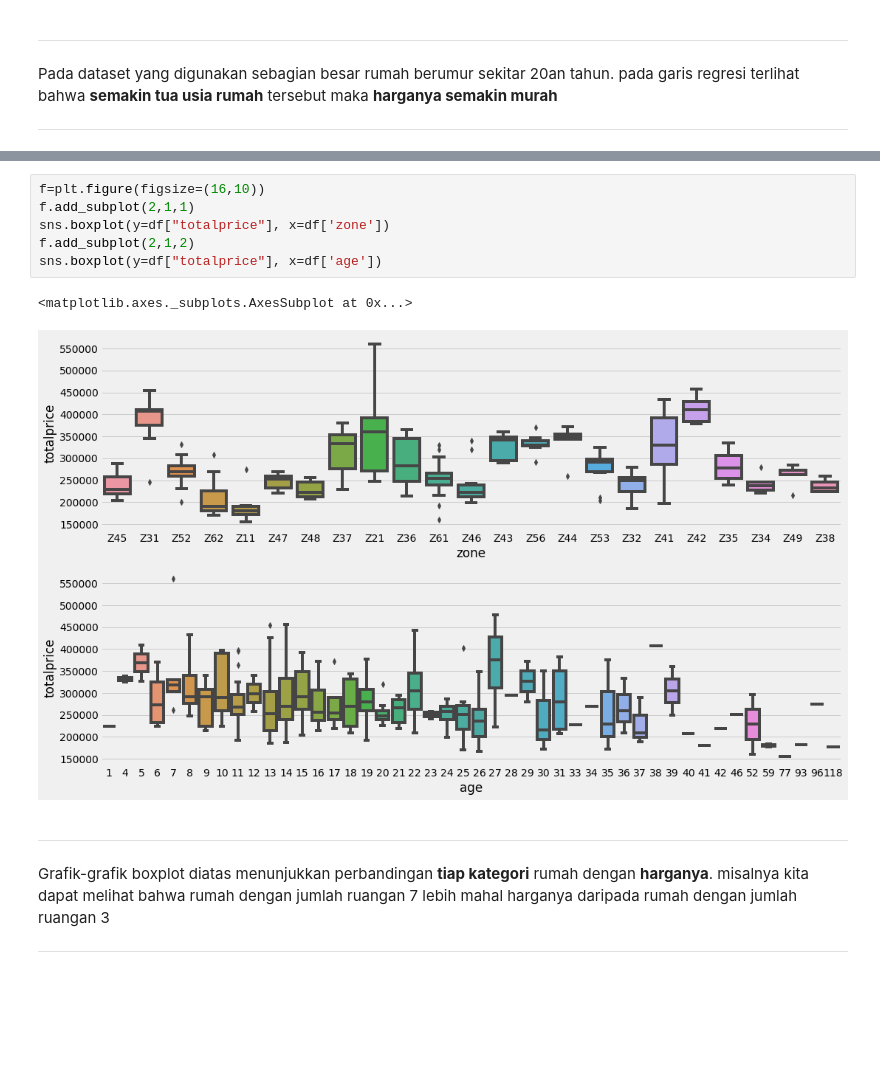
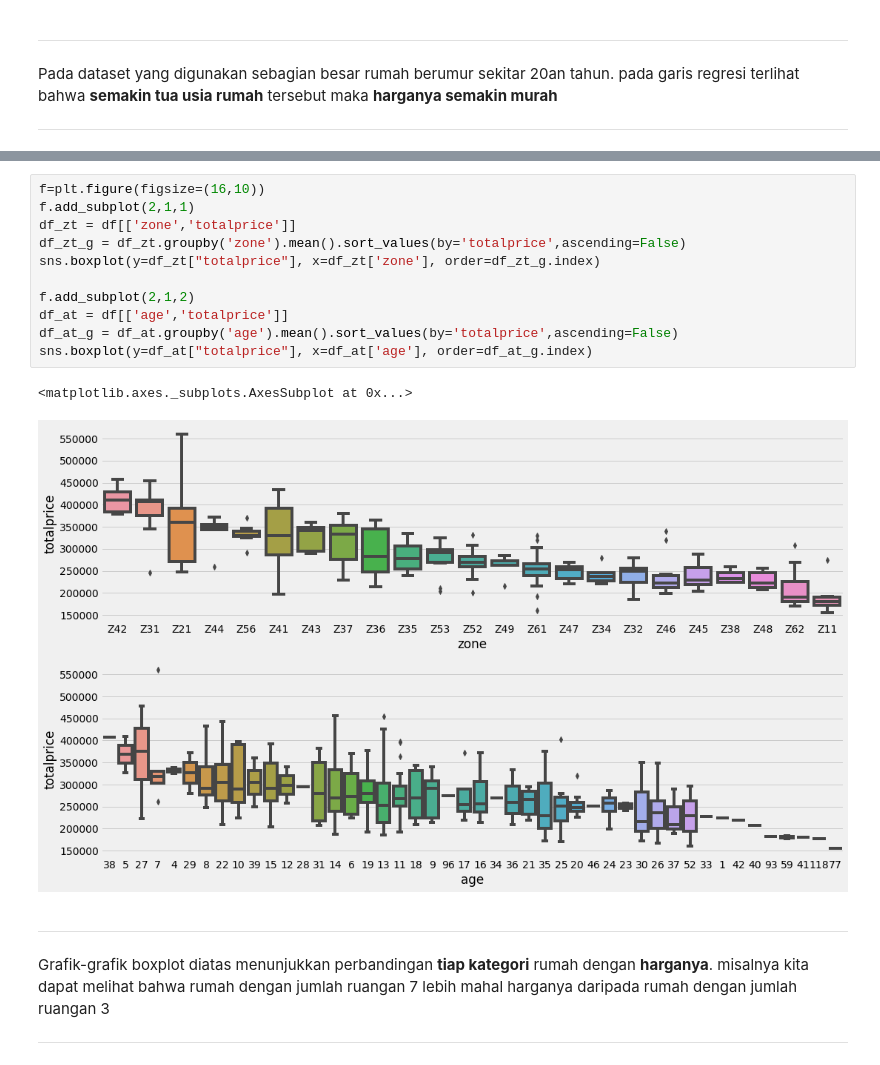
Before and after one commit to TunggalMAT/MidTest-Tunggal-Manda-Ary-Triyono, a Jupyter notebook: TUNGGAL_MID TEST 2_VICTORIA/TUNGGAL_MID TEST 2_VICTORIA.ipynb, the cells around one changed output, grey strips where cells are left out. Drawn from its saved outputs; the diff is of its cells as text; blank space fills up the shorter version.

```diff
--- a/TUNGGAL_MID TEST 2_VICTORIA/TUNGGAL_MID TEST 2_VICTORIA.ipynb
+++ b/TUNGGAL_MID TEST 2_VICTORIA/TUNGGAL_MID TEST 2_VICTORIA.ipynb
@@ -119,12 +120,17 @@ sns.boxplot(y=df["totalprice"], x=df['streetcategory'])
 # %%
 f=plt.figure(figsize=(16,10))
 f.add_subplot(2,1,1)
-sns.boxplot(y=df["totalprice"], x=df['zone'])
+df_zt = df[['zone','totalprice']]
+df_zt_g = df_zt.groupby('zone').mean().sort_values(by='totalprice',ascending=False)
+sns.boxplot(y=df_zt["totalprice"], x=df_zt['zone'], order=df_zt_g.index)
+
 f.add_subplot(2,1,2)
-sns.boxplot(y=df["totalprice"], x=df['age'])
+df_at = df[['age','totalprice']]
+df_at_g = df_at.groupby('age').mean().sort_values(by='totalprice',ascending=False)
+sns.boxplot(y=df_at["totalprice"], x=df_at['age'], order=df_at_g.index)
 # %% [output]
 <matplotlib.axes._subplots.AxesSubplot at 0x...>
-[figure, old version]
+[figure, new version]
 # %% [markdown]
 ***
 Grafik-grafik boxplot diatas menunjukkan perbandingan **tiap kategori** rumah dengan **harganya**. misalnya kita dapat melihat bahwa rumah dengan jumlah ruangan 7 lebih mahal harganya daripada rumah dengan jumlah ruangan 3
```
Also changed, not shown: parts of 9 cells of this notebook.
